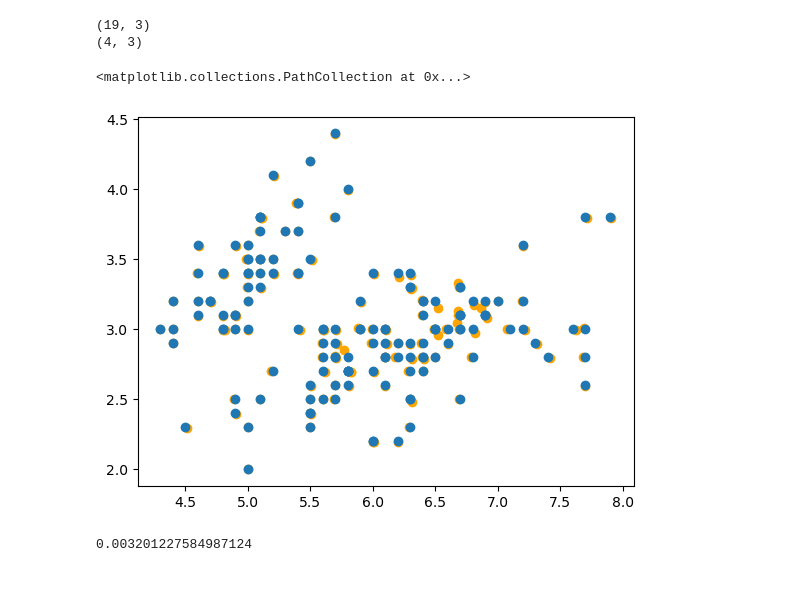
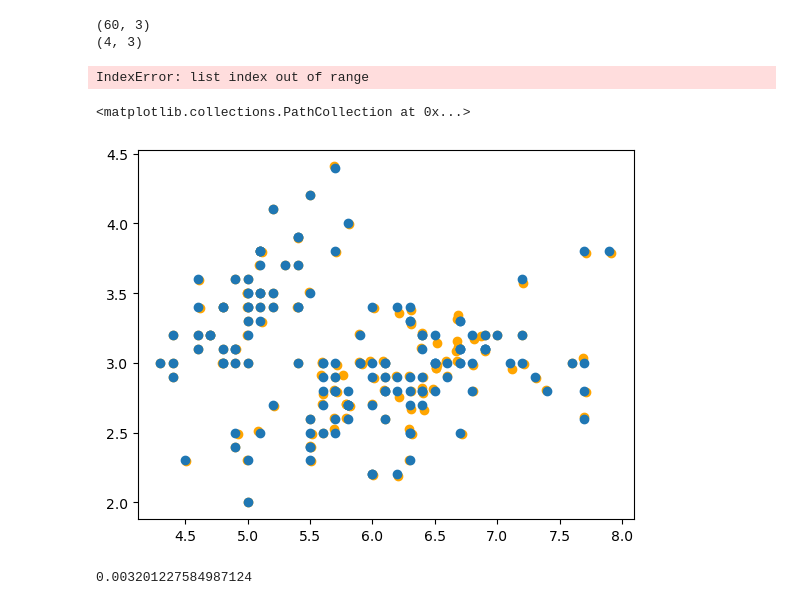
Before and after one commit to Arne-Wiese/bachelorarbeit, a Jupyter notebook: iris_experiments.ipynb, the cells around one changed output. Drawn from its saved outputs; the diff is of its cells as text; code cells hidden in the pictures.

```diff
--- a/iris_experiments.ipynb
+++ b/iris_experiments.ipynb
@@ -32,7 +32,7 @@ iris_df = iris_df.data
 # Instantiate VQPCA class object:
 vqpca = VQPCA(
     iris_df.to_numpy(),
-    n_clusters=5,
+    n_clusters=3,
     n_components=3,
     scaling='none',
     idx_init='random',
@@ -105,7 +119,7 @@ plt.quiver(centroids[:, 0], centroids[:, 1], eigenvectors2[:, 0], eigenvectors2[
 print(vqpca.principal_components[0].shape)
 print(vqpca.A[0].shape)
 # %% [output]
-(19, 3)
+(60, 3)
 (4, 3)
 # %%
 # reconstruction
@@ -113,17 +127,19 @@ reconstructed_Data_1 = vqpca.principal_components[0] @ np.transpose(vqpca.A[0])
 reconstructed_Data_2 = vqpca.principal_components[1] @ np.transpose(vqpca.A[1]) + (centroids[1])
 reconstructed_Data_3 = vqpca.principal_components[2] @ np.transpose(vqpca.A[2]) + (centroids[2])
 reconstructed_Data_4 = vqpca.principal_components[3] @ np.transpose(vqpca.A[3]) + (centroids[3])
-reconstructed_Data_5 = vqpca.principal_components[4] @ np.transpose(vqpca.A[4]) + (centroids[4])
+#reconstructed_Data_5 = vqpca.principal_components[4] @ np.transpose(vqpca.A[4]) + (centroids[4])
+# %% [output]
+IndexError: list index out of range
 # %%
 plt.scatter(reconstructed_Data_1[:, 0], reconstructed_Data_1[:, 1], color='orange')
 plt.scatter(reconstructed_Data_2[:, 0], reconstructed_Data_2[:, 1], color='orange')
 plt.scatter(reconstructed_Data_3[:, 0], reconstructed_Data_3[:, 1], color='orange')
 plt.scatter(reconstructed_Data_4[:, 0], reconstructed_Data_4[:, 1], color='orange')
-plt.scatter(reconstructed_Data_5[:, 0], reconstructed_Data_5[:, 1], color='orange')
+#plt.scatter(reconstructed_Data_5[:, 0], reconstructed_Data_5[:, 1], color='orange')
 plt.scatter(iris_df['sepal length (cm)'], iris_df['sepal width (cm)'])
 # %% [output]
 <matplotlib.collections.PathCollection at 0x...>
-[figure, old version]
+[figure, new version]
 # %%
 print(vqpca.global_mean_squared_reconstruction_error)
 # %% [output]
```
Also changed, not shown: parts of 6 cells of this notebook, 1 other file.
